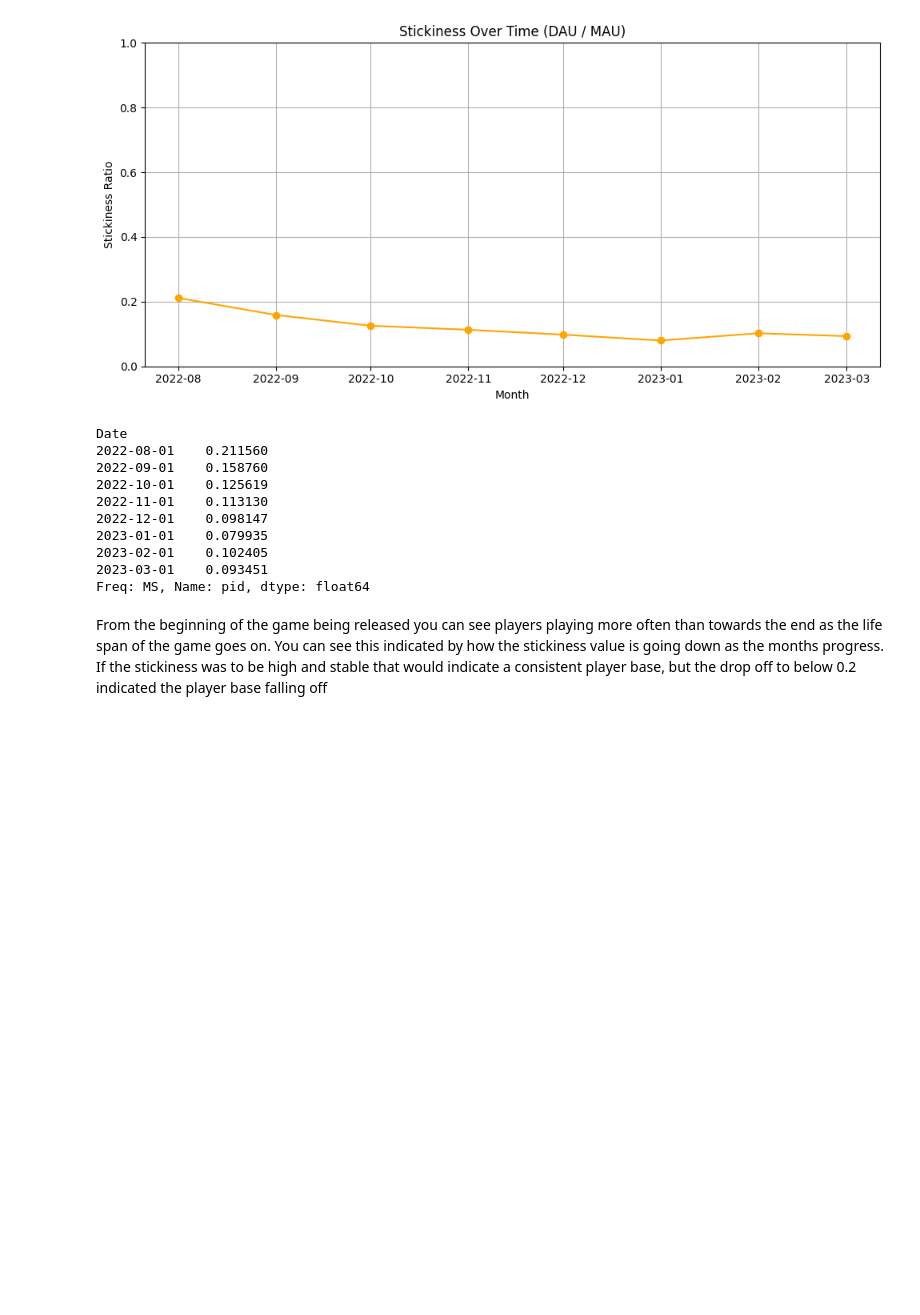
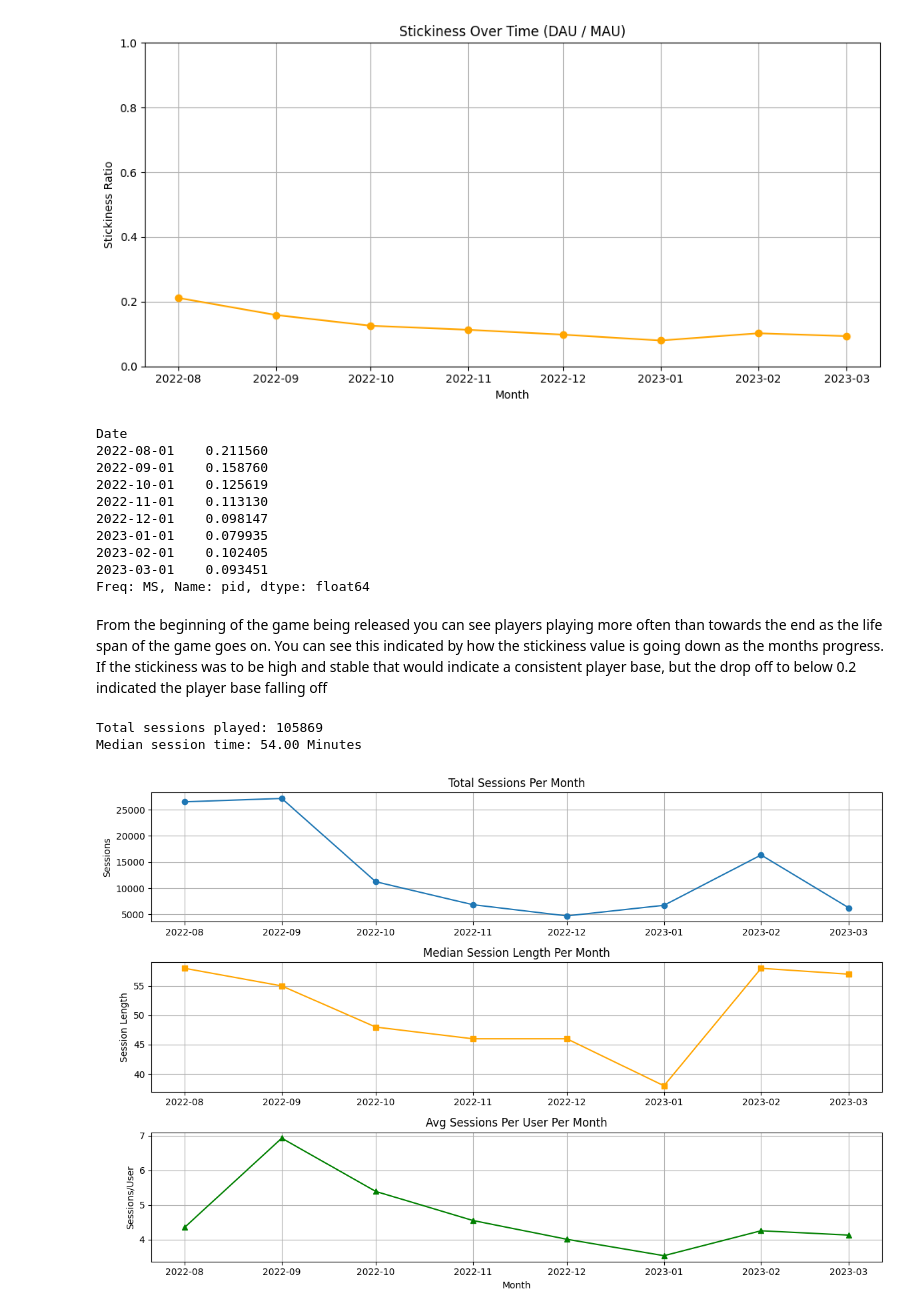
Before and after one commit to itcOnlineGaming/GA_25_P1_Part3_Ruslan_Gavrilov, a Jupyter notebook: notebook.ipynb, the cells around one changed output. Saved outputs shown, nothing was run; the diff lists cells and outputs as text; code cells hidden in the pictures; blank space fills up the shorter version.

Commit message:
#3.6 Session analysis and visualisation

```diff
--- a/notebook.ipynb
+++ b/notebook.ipynb
@@ -151,3 +151,62 @@ Freq: MS, Name: pid, dtype: float64
 From the beginning of the game being released you can see players playing more often than towards the end as the life span of the game goes on.
 You can see this indicated by how the stickiness value is going down as the months progress.
 If the stickiness was to be high and stable that would indicate a consistent player base, but the drop off to below 0.2 indicated the player base falling off
+# %%
+import importlib
+import pandas as pd
+import matplotlib.pyplot as plt
+import app
+importlib.reload(app)
+
+sessions = app.Sessions()
+
+total_sessions = len(sessions)
+print(f"Total sessions played: {total_sessions}")
+
+median_session_time = sessions['CurrentSessionLength'].median()
+print(f"Median session time: {median_session_time:.2f} Minutes")
+
+
+sessions['Month'] = sessions['Time'].dt.to_period('M')
+
+sessions_per_user_month = sessions.groupby(['Month', 'pid']).size()
+avg_sessions_per_user_month = sessions_per_user_month.groupby('Month').mean()
+
+sessions_per_month = sessions.groupby('Month').size()
+
+
+median_session_length_month = sessions.groupby('Month')['CurrentSessionLength'].median()
+
+sessions_per_month.index = sessions_per_month.index.to_timestamp()
+median_session_length_month.index = median_session_length_month.index.to_timestamp()
+avg_sessions_per_user_month.index = avg_sessions_per_user_month.index.to_timestamp()
+
+plt.figure(figsize=(12, 8))
+
+plt.subplot(3, 1, 1)
+plt.plot(sessions_per_month.index, sessions_per_month.values, marker='o')
+plt.title("Total Sessions Per Month")
+plt.ylabel("Sessions")
+plt.grid(True)
+
+
+plt.subplot(3, 1, 2)
+plt.plot(median_session_length_month.index, median_session_length_month.values, marker='s', color='orange')
+plt.title("Median Session Length Per Month")
+plt.ylabel("Session Length")
+plt.grid(True)
+
+
+plt.subplot(3, 1, 3)
+plt.plot(avg_sessions_per_user_month.index, avg_sessions_per_user_month.values, marker='^', color='green')
+plt.title("Avg Sessions Per User Per Month")
+plt.ylabel("Sessions/User")
+plt.xlabel("Month")
+plt.grid(True)
+
+plt.tight_layout()
+plt.show()
+# %% [output]
+Total sessions played: 105869
+Median session time: 54.00 Minutes
+[figure, added]
```
Also changed, not shown: 1 other file.
